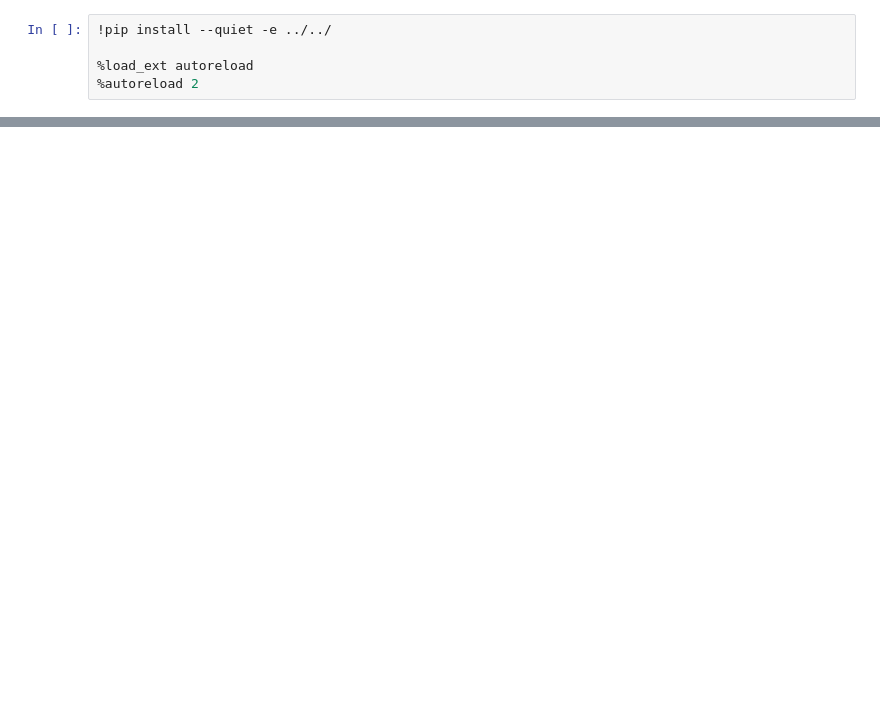
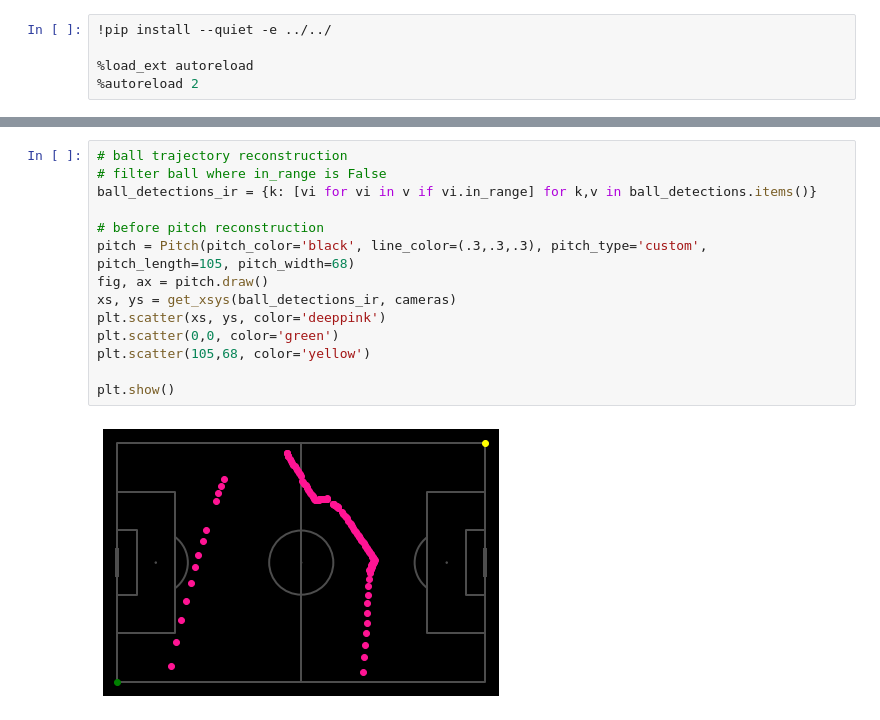
Before and after one commit to AtomScott/SportsLabKit, a Jupyter notebook: notebooks/detect_and_track/detect_and_track.ipynb, the cells around one changed output, grey strips where cells are left out. Drawn from its saved outputs; the diff is of its cells as text; blank space fills up the shorter version.

```diff
--- a/notebooks/detect_and_track/detect_and_track.ipynb
+++ b/notebooks/detect_and_track/detect_and_track.ipynb
@@ -102,0 +152,16 @@ plt.show()
+# %%
+# ball trajectory reconstruction
+# filter ball where in_range is False
+ball_detections_ir = {k: [vi for vi in v if vi.in_range] for k,v in ball_detections.items()}
+
+# before pitch reconstruction
+pitch = Pitch(pitch_color='black', line_color=(.3,.3,.3), pitch_type='custom', pitch_length=105, pitch_width=68)
+fig, ax = pitch.draw()
+xs, ys = get_xsys(ball_detections_ir, cameras)
+plt.scatter(xs, ys, color='deeppink')
+plt.scatter(0,0, color='green')
+plt.scatter(105,68, color='yellow')
+
+plt.show()
+# %% [output]
+[figure, added]
```
Also changed, not shown: parts of 17 cells of this notebook.
